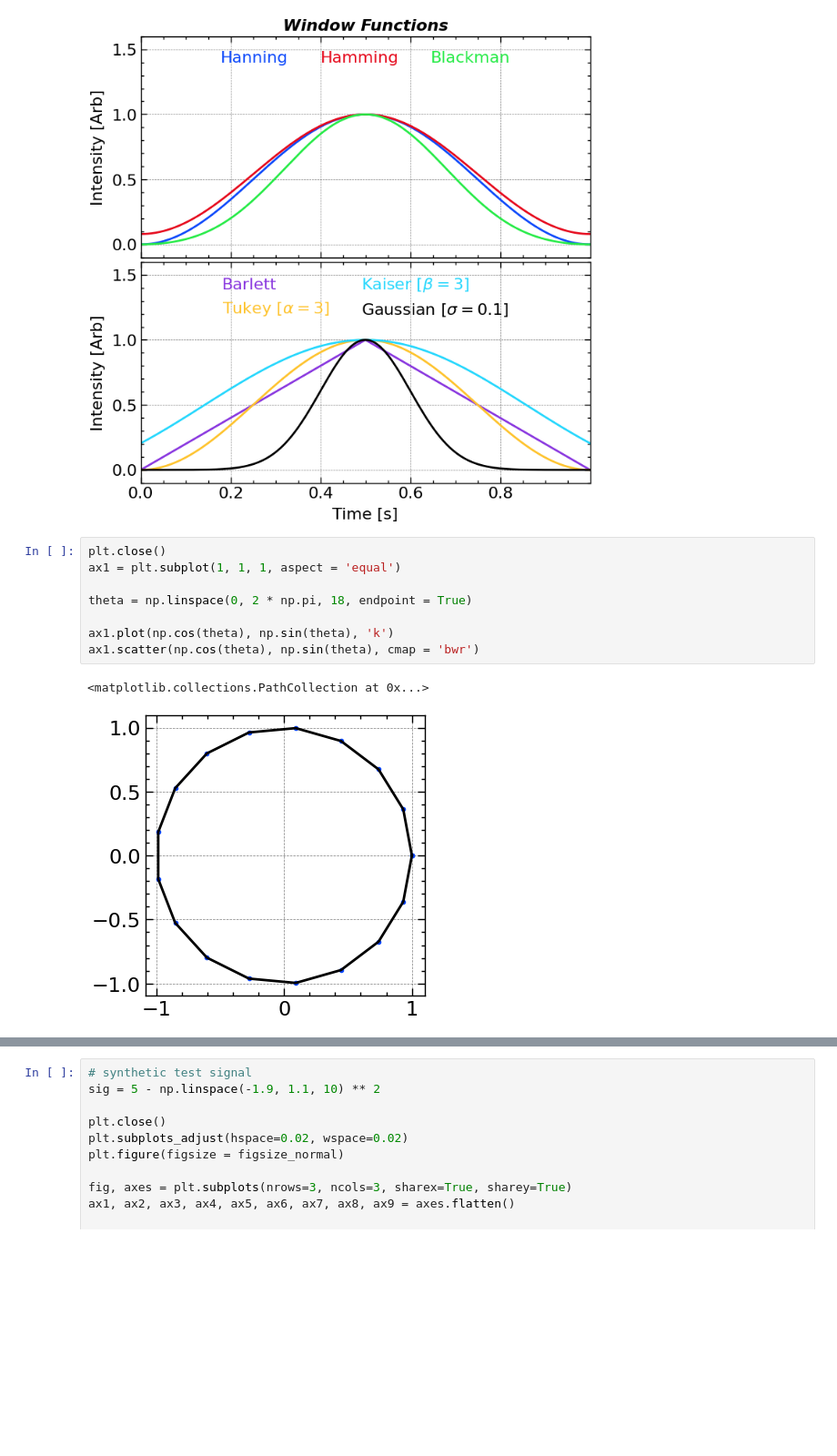
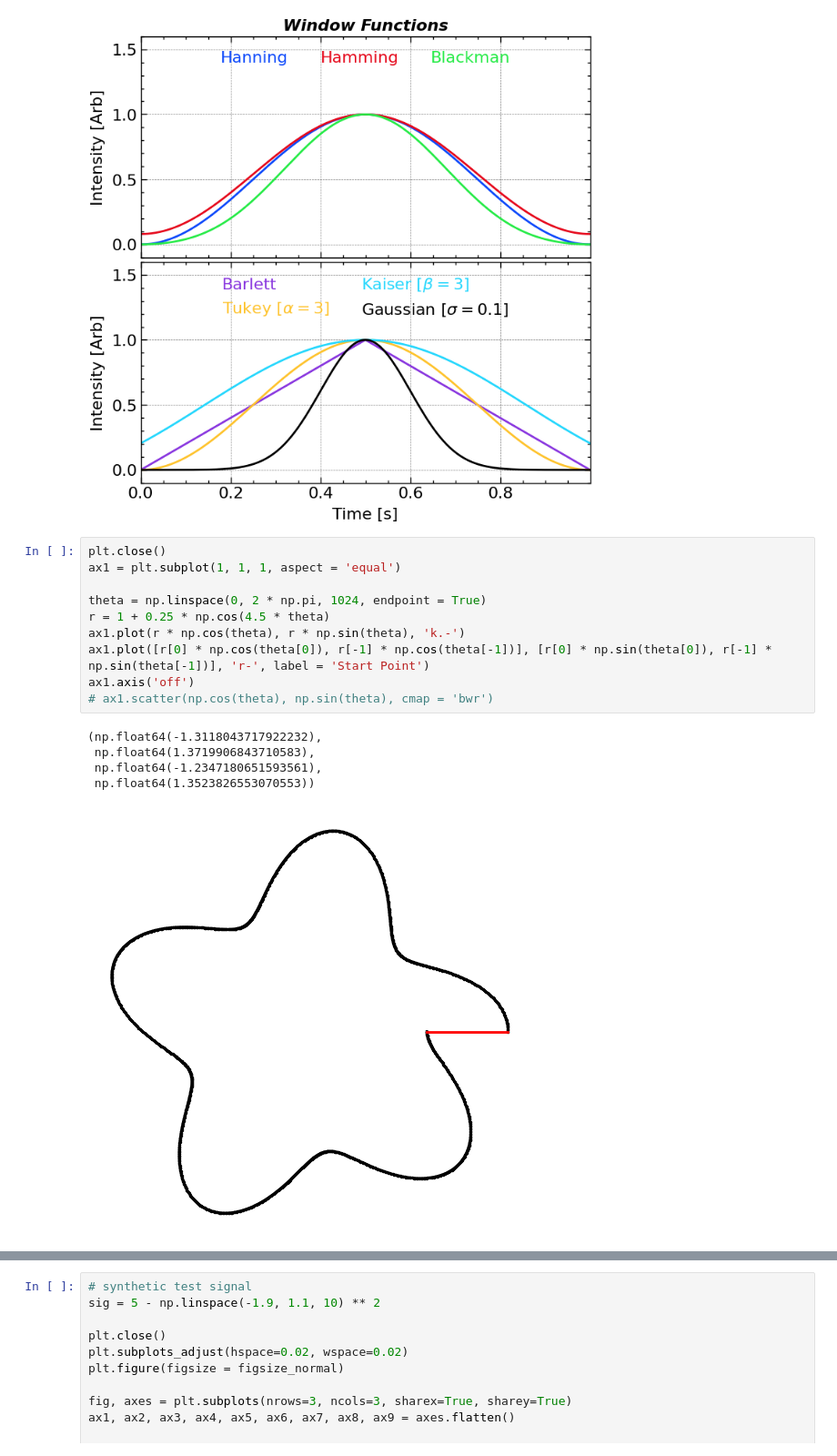
Before and after one commit to jiutongzhao/Time-Series-Data-Analysis, a Jupyter notebook: chap2.ipynb, the cells around one changed output, grey strips where cells are left out. Shown at 91% size. Drawn from its saved outputs; the diff is of its cells as text; blank space fills up the shorter version.

```diff
--- a/chap2.ipynb
+++ b/chap2.ipynb
@@ -145,11 +348,16 @@ plt.show()
 # %%
 plt.close()
 ax1 = plt.subplot(1, 1, 1, aspect = 'equal')
 
-theta = np.linspace(0, 2 * np.pi, 18, endpoint = True)
-
-ax1.plot(np.cos(theta), np.sin(theta), 'k')
-ax1.scatter(np.cos(theta), np.sin(theta), cmap = 'bwr')
+theta = np.linspace(0, 2 * np.pi, 1024, endpoint = True)
+r = 1 + 0.25 * np.cos(4.5 * theta)
+ax1.plot(r * np.cos(theta), r * np.sin(theta), 'k.-')
+ax1.plot([r[0] * np.cos(theta[0]), r[-1] * np.cos(theta[-1])], [r[0] * np.sin(theta[0]), r[-1] * np.sin(theta[-1])], 'r-', label = 'Start Point')
+ax1.axis('off')
+# ax1.scatter(np.cos(theta), np.sin(theta), cmap = 'bwr')
 # %% [output]
-<matplotlib.collections.PathCollection at 0x...>
+(np.float64(-1.3118043717922232),
+ np.float64(1.3719906843710583),
+ np.float64(-1.2347180651593561),
+ np.float64(1.3523826553070553))
-[figure, old version]
+[figure, new version]
```
Also changed, not shown: parts of 6 cells of this notebook, 1 other file.
